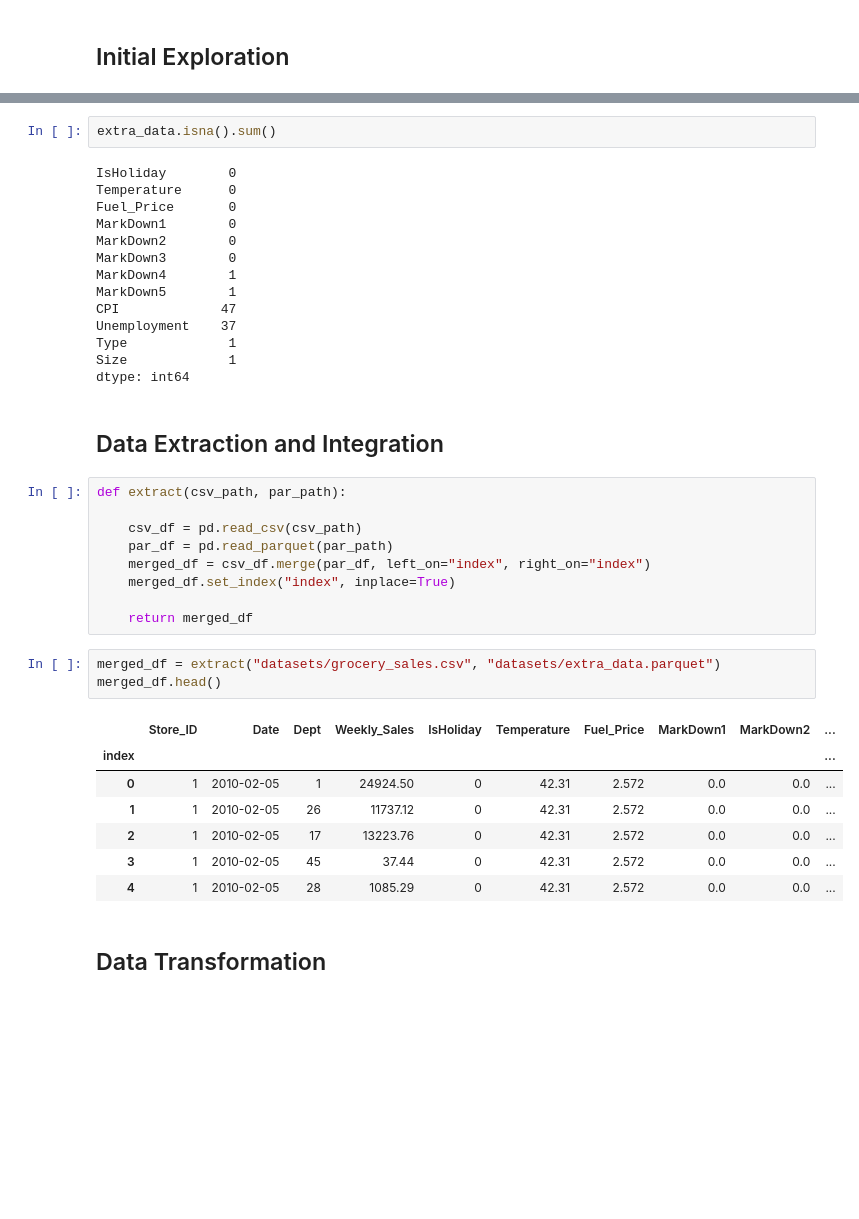
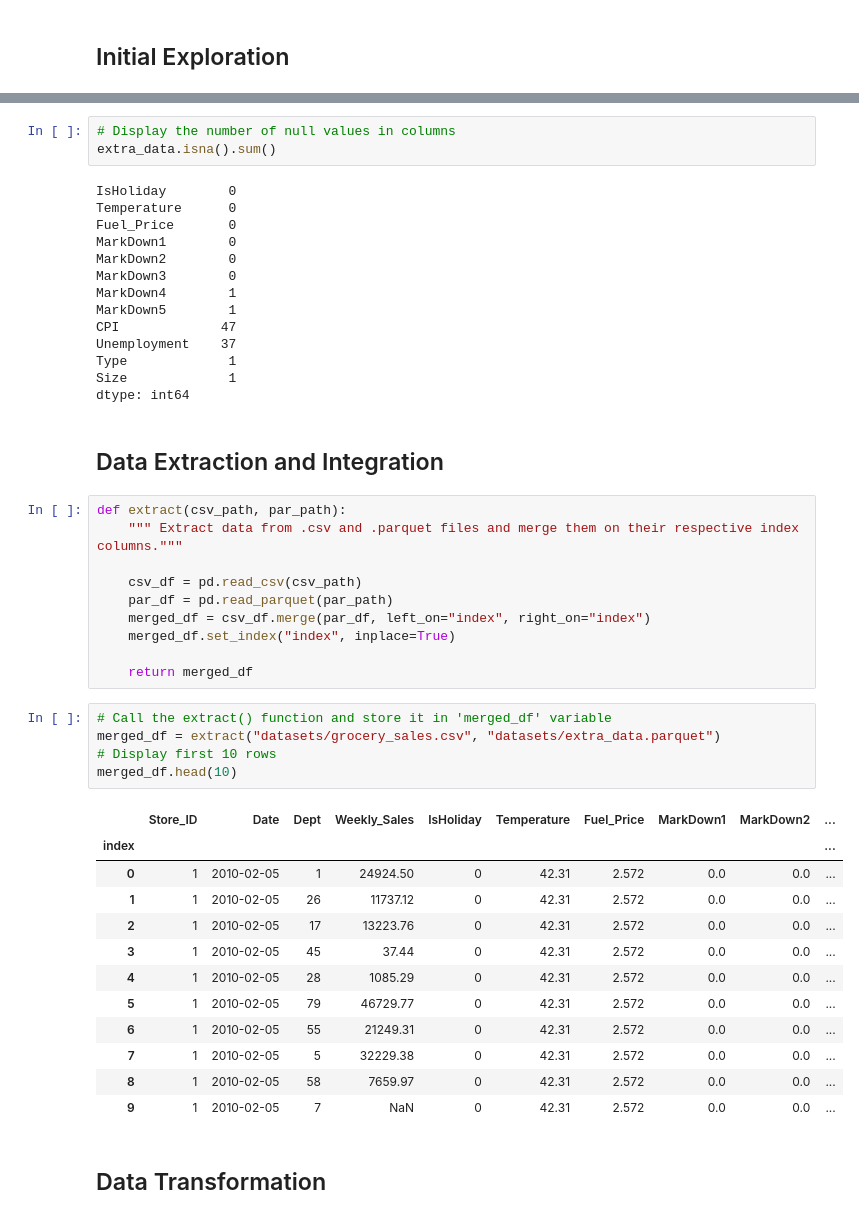
Before and after one commit to yusufkurubacak/Walmart-Retail-Pipeline, a Jupyter notebook: notebook.ipynb, the cells around one changed output, grey strips where cells are left out. Drawn from its saved outputs; the diff is of its cells as text; blank space fills up the shorter version.

```diff
--- a/notebook.ipynb
+++ b/notebook.ipynb
@@ -61,6 +66,7 @@ Type            float64
 Size            float64
 dtype: object
 # %%
+# Display the number of null values in columns
 extra_data.isna().sum()
 # %% [output]
 IsHoliday        0
@@ -80,6 +86,7 @@ dtype: int64
 ## Data Extraction and Integration
 # %%
 def extract(csv_path, par_path):
+    """ Extract data from .csv and .parquet files and merge them on their respective index columns."""
 
     csv_df = pd.read_csv(csv_path)
     par_df = pd.read_parquet(par_path)
@@ -88,16 +95,23 @@ def extract(csv_path, par_path):
 
     return merged_df
 # %%
+# Call the extract() function and store it in 'merged_df' variable
 merged_df = extract("datasets/grocery_sales.csv", "datasets/extra_data.parquet")
-merged_df.head()
+# Display first 10 rows
+merged_df.head(10)
 # %% [output]
 |  | Store_ID | Date | Dept | Weekly_Sales | IsHoliday | Temperature | Fuel_Price | MarkDown1 | MarkDown2 | ... |
 | index |  |  |  |  |  |  |  |  |  | ... |
 | 0 | 1 | 2010-02-05 | 1 | 24924.50 | 0 | 42.31 | 2.572 | 0.0 | 0.0 | ... |
 | 1 | 1 | 2010-02-05 | 26 | 11737.12 | 0 | 42.31 | 2.572 | 0.0 | 0.0 | ... |
 | 2 | 1 | 2010-02-05 | 17 | 13223.76 | 0 | 42.31 | 2.572 | 0.0 | 0.0 | ... |
 | 3 | 1 | 2010-02-05 | 45 | 37.44 | 0 | 42.31 | 2.572 | 0.0 | 0.0 | ... |
 | 4 | 1 | 2010-02-05 | 28 | 1085.29 | 0 | 42.31 | 2.572 | 0.0 | 0.0 | ... |
+| 5 | 1 | 2010-02-05 | 79 | 46729.77 | 0 | 42.31 | 2.572 | 0.0 | 0.0 | ... |
+| 6 | 1 | 2010-02-05 | 55 | 21249.31 | 0 | 42.31 | 2.572 | 0.0 | 0.0 | ... |
+| 7 | 1 | 2010-02-05 | 5 | 32229.38 | 0 | 42.31 | 2.572 | 0.0 | 0.0 | ... |
+| 8 | 1 | 2010-02-05 | 58 | 7659.97 | 0 | 42.31 | 2.572 | 0.0 | 0.0 | ... |
+| 9 | 1 | 2010-02-05 | 7 | NaN | 0 | 42.31 | 2.572 | 0.0 | 0.0 | ... |
 # %% [markdown]
 ## Data Transformation
 # %%
```
Also changed, not shown: parts of 17 cells of this notebook, 4 other files.
